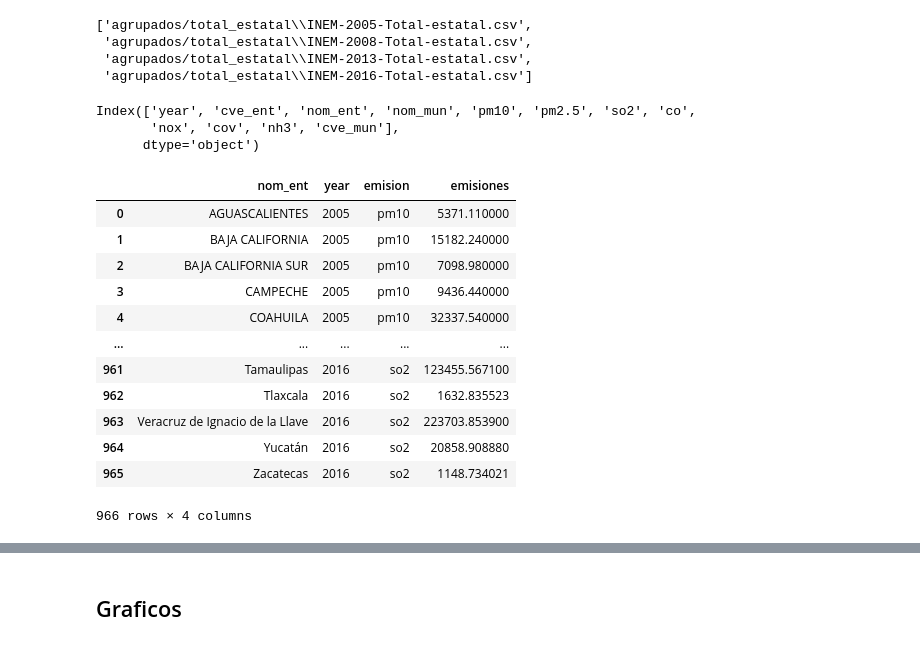
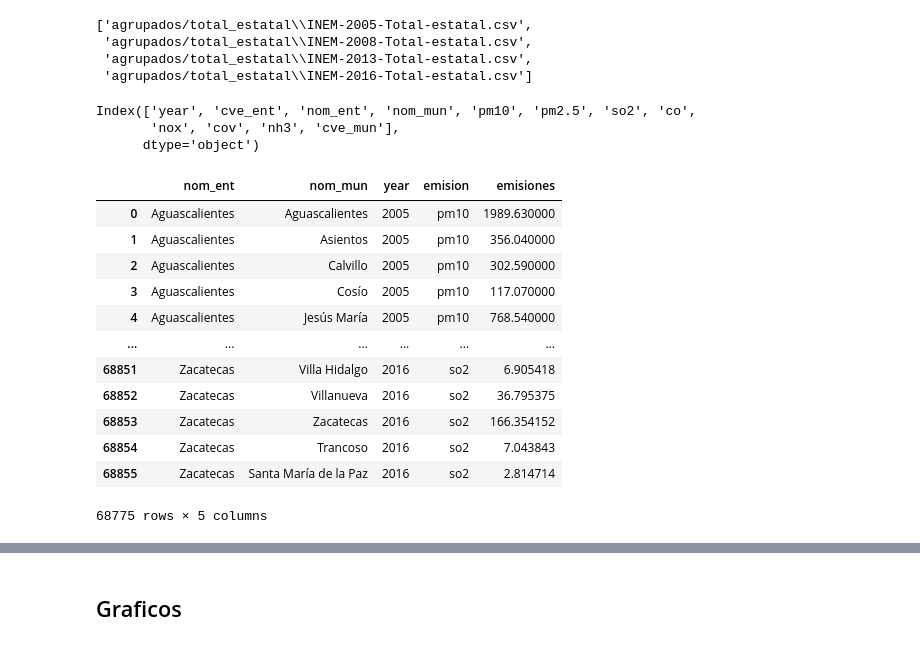
Before and after one commit to pcorner10/inventario_emisiones, a Jupyter notebook: INEM.ipynb, the cells around one changed output, grey strips where cells are left out. Drawn from its saved outputs; the diff is of its cells as text; code cells hidden in the pictures.

```diff
--- a/INEM.ipynb
+++ b/INEM.ipynb
@@ -93,7 +149,7 @@ def readAppendTotalFiles(files):
 
     except:
 
-      dfi = pd.read_csv(f, encoding="latin1", skipfooter=3)
+      dfi = pd.read_csv(f, encoding="latin1")
 
     # keep only first 32 rows
     #dfi = dfi.iloc[:32]
@@ -187,25 +256,36 @@ files_total_ent
 # %%
 total_ent = readAppendTotalFiles(files_total_ent)
 total_ent = pd.melt(total_ent, id_vars=["nom_ent",  "year"], value_vars=emisiones, var_name="emision", value_name="emisiones")
+# make nom_ent to title
+total_ent["nom_ent"] = total_ent["nom_ent"].str.title()
+total_ent["nom_ent"] = total_ent["nom_ent"].replace(estados_rename)
+
+# keep only states in estados list
+total_ent = total_ent[total_ent["nom_ent"].isin(estados)]
 
 total_mun = readAppendTotalFiles(files_total_mun)
 print(total_mun.columns)
 total_mun = pd.melt(total_mun, id_vars=["nom_ent", "nom_mun", "year"], value_vars=emisiones, var_name="emision", value_name="emisiones")
-total_ent
+total_mun["nom_ent"] = total_mun["nom_ent"].str.title()
+total_mun["nom_ent"] = total_mun["nom_ent"].replace(estados_rename)
+# keep only states in estados list
+total_mun = total_mun[total_mun["nom_ent"].isin(estados)]
+
+total_mun
 # %% [output]
 Index(['year', 'cve_ent', 'nom_ent', 'nom_mun', 'pm10', 'pm2.5', 'so2', 'co',
        'nox', 'cov', 'nh3', 'cve_mun'],
       dtype='object')
-|  | nom_ent | year | emision | emisiones |
-| 0 | AGUASCALIENTES | 2005 | pm10 | 5371.110000 |
-| 1 | BAJA CALIFORNIA | 2005 | pm10 | 15182.240000 |
-| 2 | BAJA CALIFORNIA SUR | 2005 | pm10 | 7098.980000 |
-| 3 | CAMPECHE | 2005 | pm10 | 9436.440000 |
-| 4 | COAHUILA | 2005 | pm10 | 32337.540000 |
-| ... | ... | ... | ... | ... |
-| 961 | Tamaulipas | 2016 | so2 | 123455.567100 |
-| 962 | Tlaxcala | 2016 | so2 | 1632.835523 |
-| 963 | Veracruz de Ignacio de la Llave | 2016 | so2 | 223703.853900 |
-| 964 | Yucatán | 2016 | so2 | 20858.908880 |
-| 965 | Zacatecas | 2016 | so2 | 1148.734021 |
+|  | nom_ent | nom_mun | year | emision | emisiones |
+| 0 | Aguascalientes | Aguascalientes | 2005 | pm10 | 1989.630000 |
+| 1 | Aguascalientes | Asientos | 2005 | pm10 | 356.040000 |
+| 2 | Aguascalientes | Calvillo | 2005 | pm10 | 302.590000 |
+| 3 | Aguascalientes | Cosío | 2005 | pm10 | 117.070000 |
+| 4 | Aguascalientes | Jesús María | 2005 | pm10 | 768.540000 |
+| ... | ... | ... | ... | ... | ... |
+| 68851 | Zacatecas | Villa Hidalgo | 2016 | so2 | 6.905418 |
+| 68852 | Zacatecas | Villanueva | 2016 | so2 | 36.795375 |
+| 68853 | Zacatecas | Zacatecas | 2016 | so2 | 166.354152 |
+| 68854 | Zacatecas | Trancoso | 2016 | so2 | 7.043843 |
+| 68855 | Zacatecas | Santa María de la Paz | 2016 | so2 | 2.814714 |
-966 rows × 4 columns
+68775 rows × 5 columns
```
Also changed, not shown: parts of 6 cells of this notebook.
